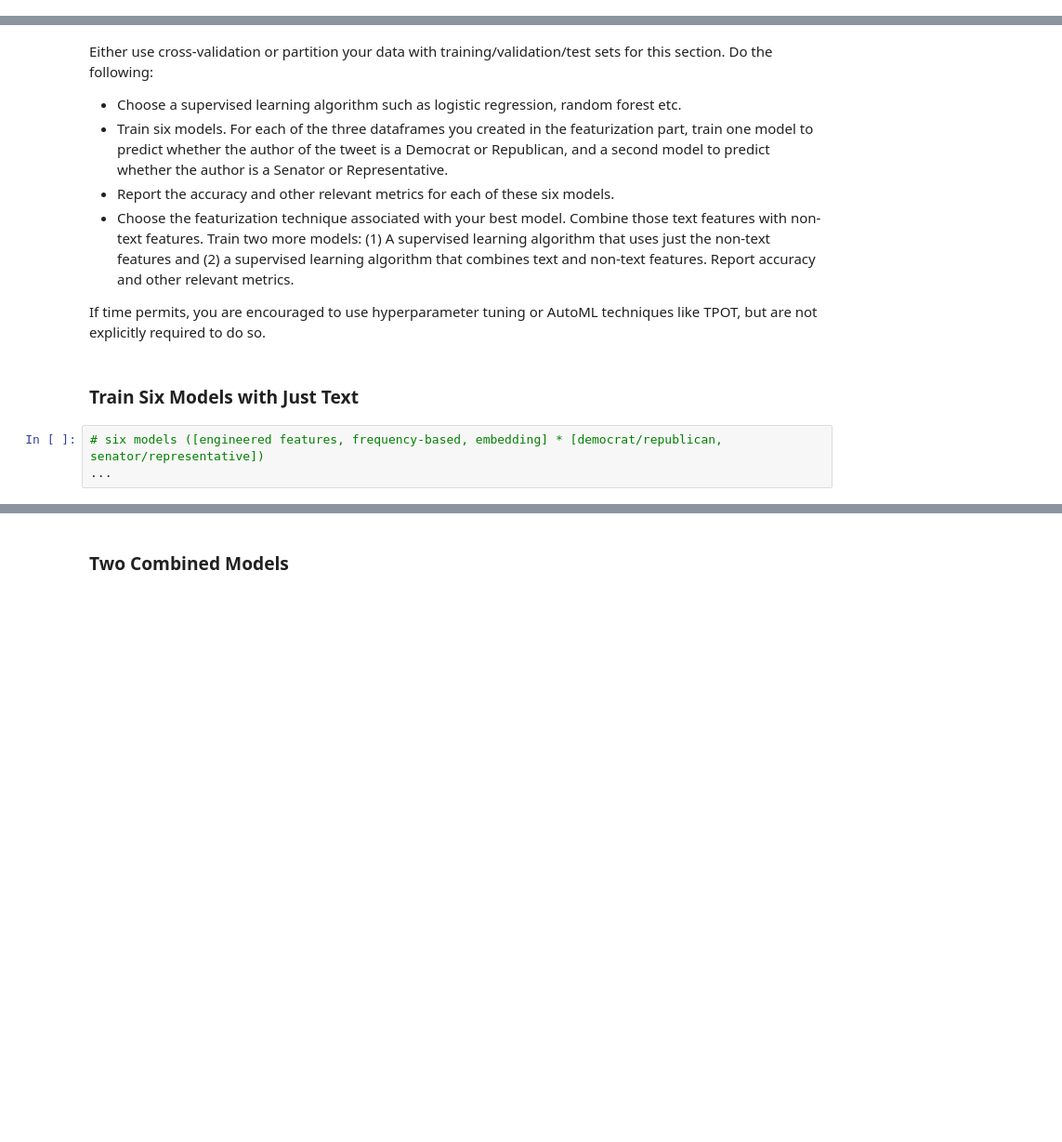
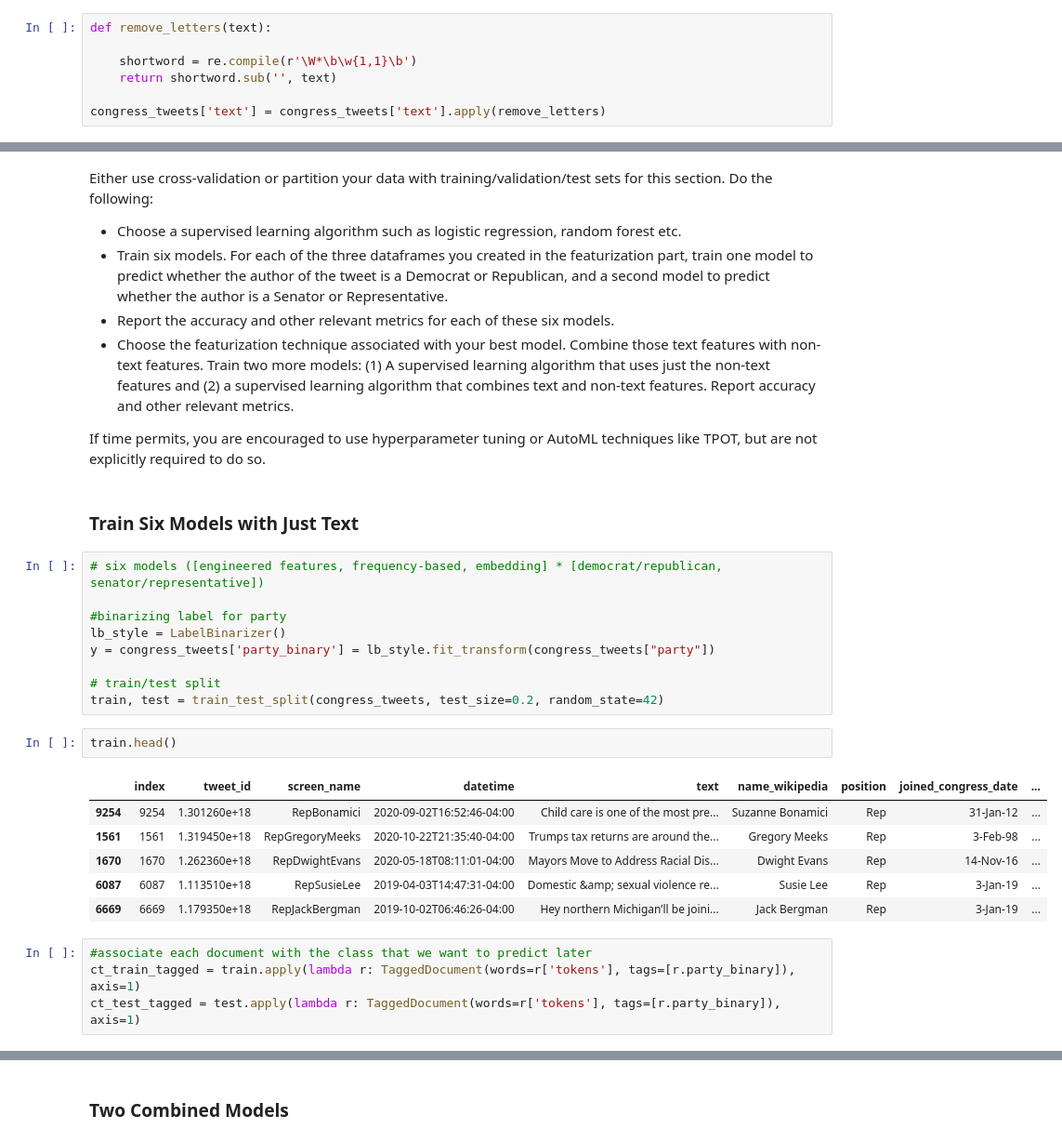
Before and after one commit to ireminal/CSS_Project5_Group1, a Jupyter notebook: Project 5 Student.ipynb, the cells around one changed output, grey strips where cells are left out. Shown at 93% size. Drawn from its saved outputs; the diff is of its cells as text; blank space fills up the shorter version.

```diff
--- a/Project 5 Student.ipynb
+++ b/Project 5 Student.ipynb
@@ -121,6 +136,13 @@ def remove_emoji(text):
     return emoji_pattern.sub(r'', text)
 
 congress_tweets['text'] = congress_tweets['text'].apply(remove_emoji)
+# %%
+def remove_letters(text):
+
+    shortword = re.compile(r'\W*\b\w{1,1}\b')
+    return shortword.sub('', text)
+
+congress_tweets['text'] = congress_tweets['text'].apply(remove_letters)
 # %%
 #tokenization
 congress_tweets['tokens'] = congress_tweets['text'].map(lambda x: rem_punc_stop(x))
@@ -574,4 +400,23 @@ If time permits, you are encouraged to use hyperparameter tuning or AutoML techn
 ### Train Six Models with Just Text
 # %%
 # six models ([engineered features, frequency-based, embedding] * [democrat/republican, senator/representative])
-...
+
+#binarizing label for party
+lb_style = LabelBinarizer()
+y = congress_tweets['party_binary'] = lb_style.fit_transform(congress_tweets["party"])
+
+# train/test split
+train, test = train_test_split(congress_tweets, test_size=0.2, random_state=42)
+# %%
+train.head()
+# %% [output]
+|  | index | tweet_id | screen_name | datetime | text | name_wikipedia | position | joined_congress_date | ... |
+| 9254 | 9254 | 1.301260e+18 | RepBonamici | 2020-09-02T16:52:46-04:00 | Child care is one of the most pre... | Suzanne Bonamici | Rep | 31-Jan-12 | ... |
+| 1561 | 1561 | 1.319450e+18 | RepGregoryMeeks | 2020-10-22T21:35:40-04:00 | Trumps tax returns are around the... | Gregory Meeks | Rep | 3-Feb-98 | ... |
+| 1670 | 1670 | 1.262360e+18 | RepDwightEvans | 2020-05-18T08:11:01-04:00 | Mayors Move to Address Racial Dis... | Dwight Evans | Rep | 14-Nov-16 | ... |
+| 6087 | 6087 | 1.113510e+18 | RepSusieLee | 2019-04-03T14:47:31-04:00 | Domestic &amp; sexual violence re... | Susie Lee | Rep | 3-Jan-19 | ... |
+| 6669 | 6669 | 1.179350e+18 | RepJackBergman | 2019-10-02T06:46:26-04:00 | Hey northern Michigan’ll be joini... | Jack Bergman | Rep | 3-Jan-19 | ... |
+# %%
+#associate each document with the class that we want to predict later
+ct_train_tagged = train.apply(lambda r: TaggedDocument(words=r['tokens'], tags=[r.party_binary]), axis=1)
+ct_test_tagged = test.apply(lambda r: TaggedDocument(words=r['tokens'], tags=[r.party_binary]), axis=1)
```
Also changed, not shown: parts of 47 cells of this notebook, 2 other files.
